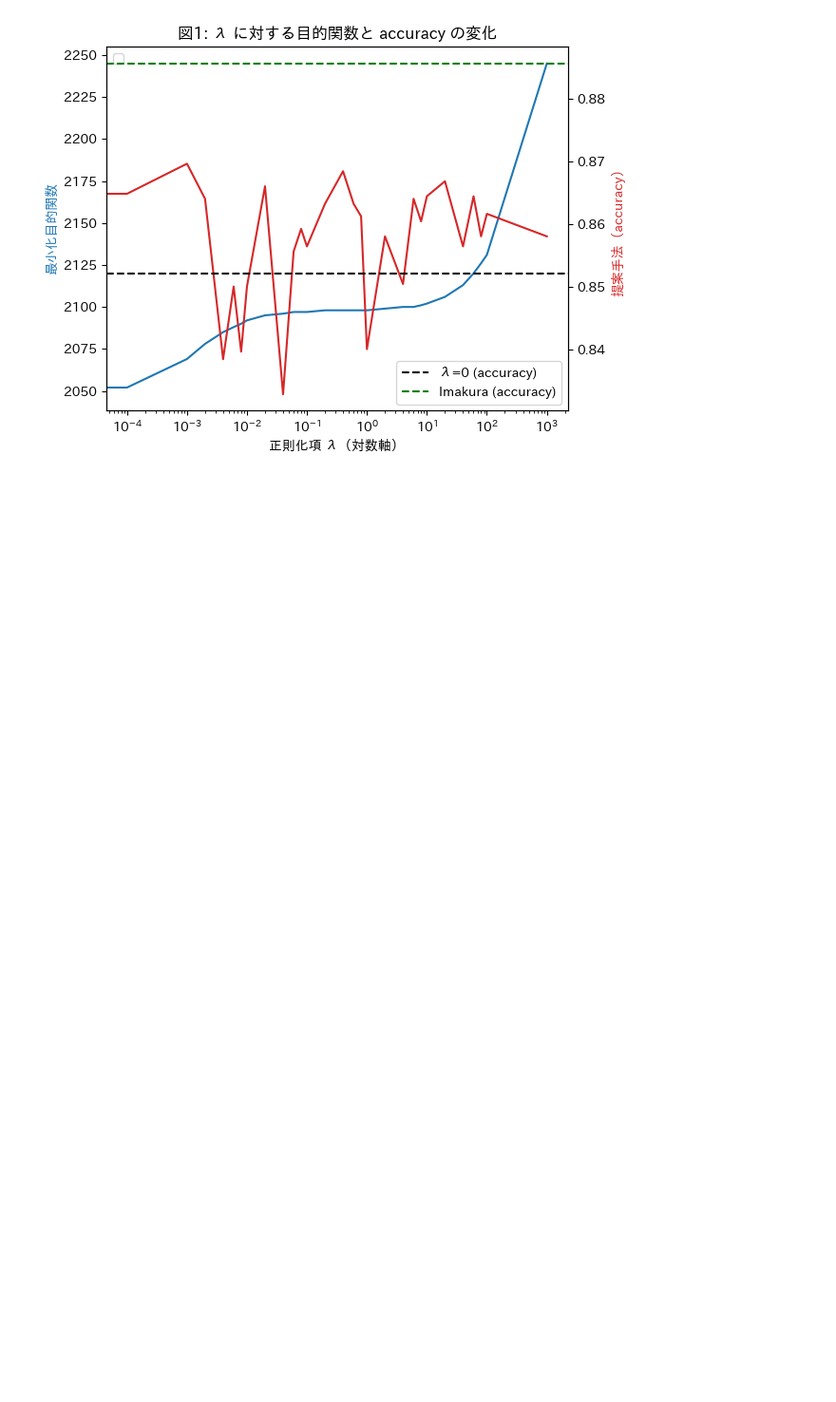
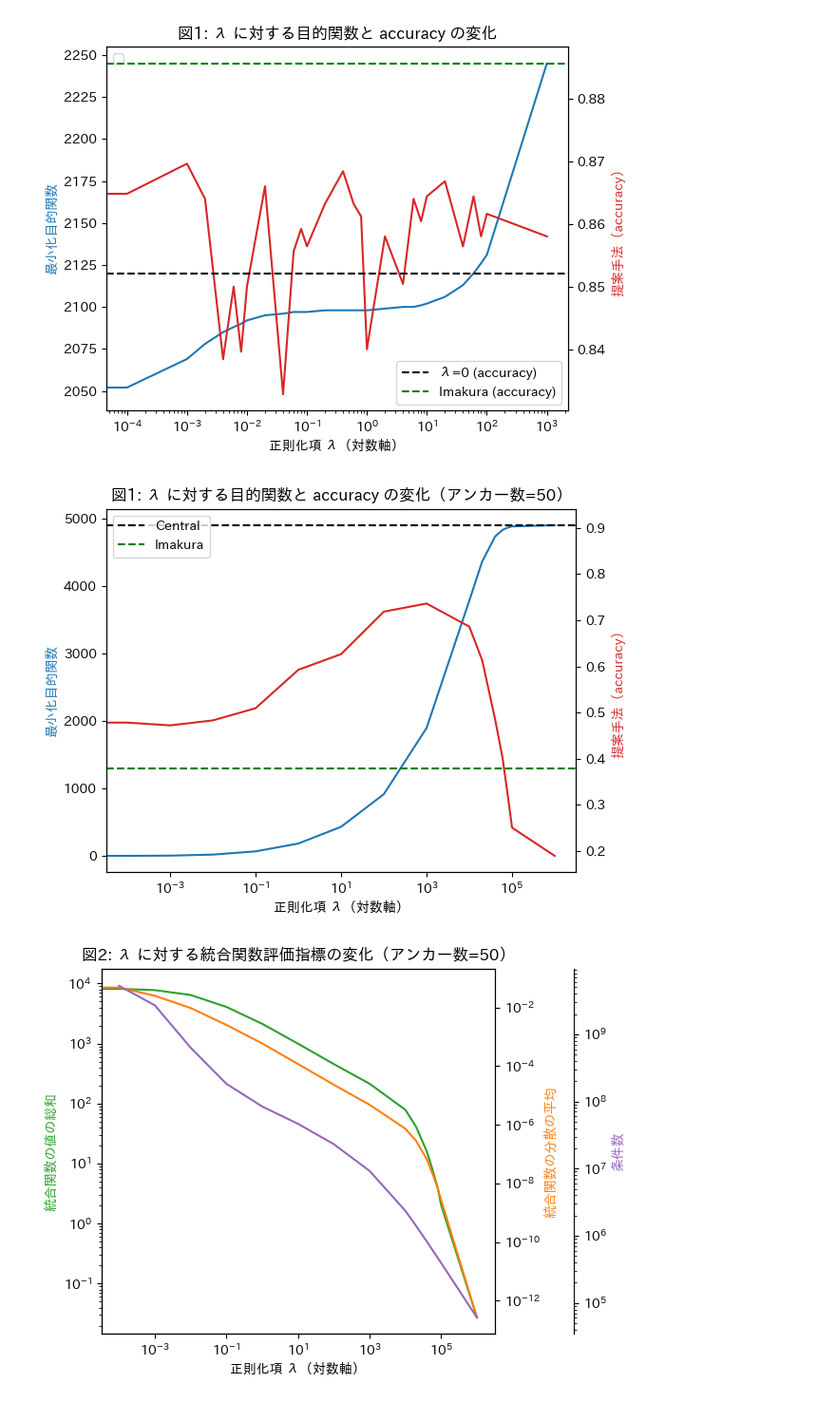
Before and after one commit to takano-lab/data-collaboration-analysis, a Jupyter notebook: output/exp004/plot_note.ipynb, the cells around one changed output. Shown at 95% size. Cells and saved outputs as stored; diff of their text form; code cells hidden in the pictures; blank space fills up the shorter version.

```diff
--- a/output/exp004/plot_note.ipynb
+++ b/output/exp004/plot_note.ipynb
@@ -139,6 +139,75 @@ plt.tight_layout()
 plt.show()
 # %% [output]
 [figure]
+# %%
+import matplotlib.pyplot as plt
+import pandas as pd
+import japanize_matplotlib
+
+# データの読み込み
+lambda_df = pd.read_csv("output_short_ancker_mnist.csv")
+
+# 図の日本語フォント対応
+plt.rcParams["font.family"] = "IPAexGothic"
+
+# lambdaの列名をわかりやすく
+lambda_df = lambda_df.rename(columns={"lambda_gen_eigen": "λ"})
+lambda_df = lambda_df.sort_values("λ").reset_index(drop=True)
+
+# 図1: sum_objective_function（左軸）と 提案手法（右軸）
+fig, ax1 = plt.subplots()
+ax2 = ax1.twinx()
+
+# 各系列のプロット
+ax1.plot(lambda_df["λ"], lambda_df["sum_objective_function"], color="tab:blue")
+ax2.plot(lambda_df["λ"], lambda_df["提案手法"], color="tab:red")
+
+# 横線の追加
+ax2.axhline(y=0.906, color="black", linestyle="--", label="Central")
+ax2.axhline(y=0.3796, color="green", linestyle="--", label="Imakura")
+
+# 軸の設定
+ax1.set_xscale("log")
+ax1.set_xlabel("正則化項 λ（対数軸）")
+ax1.set_ylabel("最小化目的関数", color="tab:blue")
+ax2.set_ylabel("提案手法（accuracy）", color="tab:red")
+ax1.set_title("図1: λ に対する目的関数と accuracy の変化（アンカー数=50）")
+
+# 凡例の追加
+ax2.legend(loc="upper left")
+#ax2.legend(loc="lower right")
+
+plt.tight_layout()
+plt.show()
+
+fig, ax1 = plt.subplots()
+ax2 = ax1.twinx()
+ax3 = ax1.twinx()
+
+# 3軸目を右側にオフセット
+ax3.spines["right"].set_position(("outward", 60))
+
+# 各系列のプロット
+ax1.plot(lambda_df["λ"], lambda_df["g_abs_sum"], label="統合関数の値の総和", color="tab:green")
+ax2.plot(lambda_df["λ"], lambda_df["g_mean_var"], label="統合関数の分散の平均", color="tab:orange")
+ax3.plot(lambda_df["λ"], lambda_df["g_condition_number"], label="条件数", color="tab:purple")
+
+# 軸の設定
+ax1.set_xscale("log")
+ax1.set_yscale("log")  # g_abs_sum を対数軸に
+ax2.set_yscale("log")  # g_mean_var を対数軸に
+ax3.set_yscale("log")
+ax1.set_xlabel("正則化項 λ（対数軸）")
+ax1.set_ylabel("統合関数の値の総和", color="tab:green")
+ax2.set_ylabel("統合関数の分散の平均", color="tab:orange")
+ax3.set_ylabel("条件数", color="tab:purple")
+ax1.set_title("図2: λ に対する統合関数評価指標の変化（アンカー数=50）")
+
+plt.tight_layout()
+plt.show()
+# %% [output]
+[figure, added]
+[figure, added]
 # %%
 import matplotlib.pyplot as plt
 import pandas as pd
```
Also changed, not shown: 6 other files.
